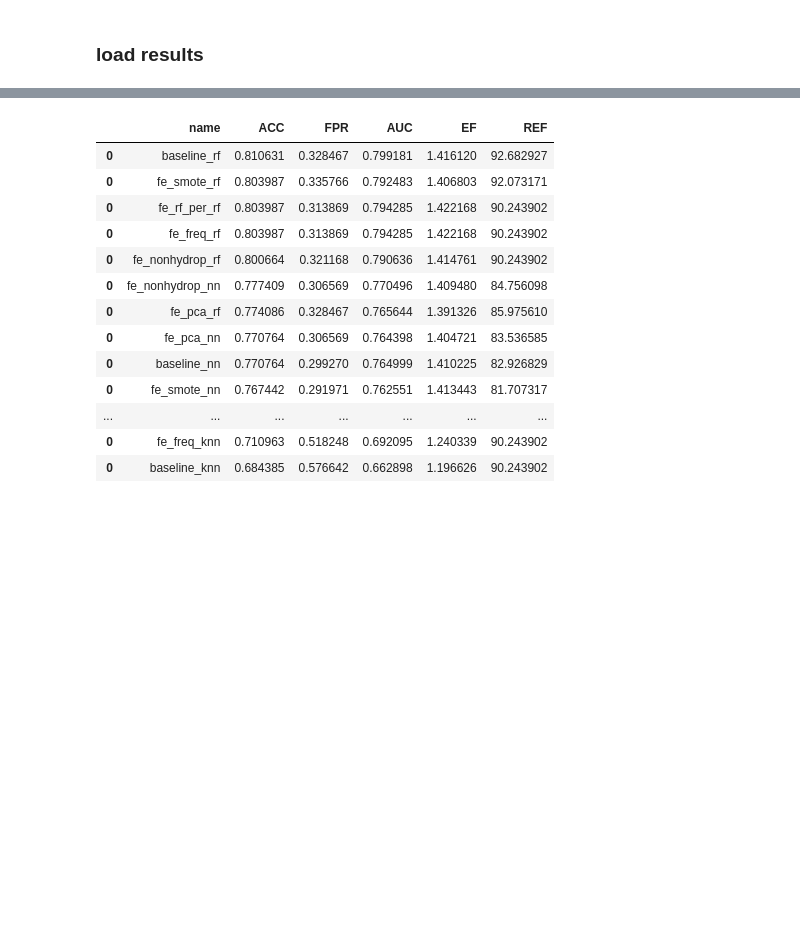
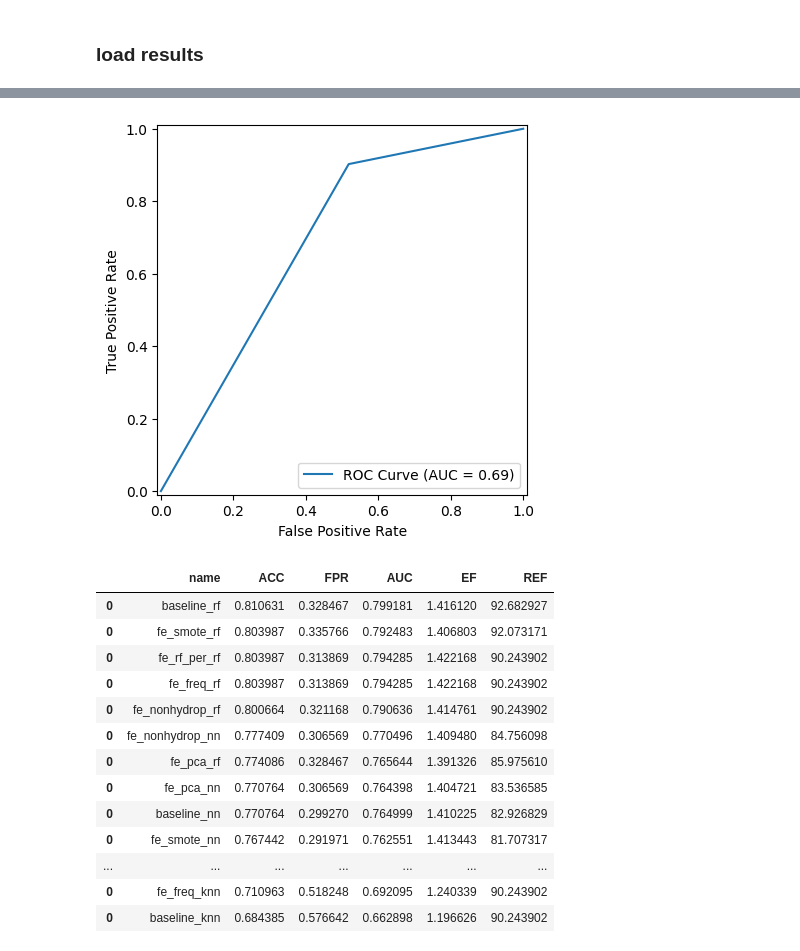
Before and after one commit to michabirklbauer/activity_prediction, a Jupyter notebook: implementation/notebooks/evaluation/ache_eval.ipynb, the cells around one changed output, grey strips where cells are left out. Cells and saved outputs as stored; diff of their text form; code cells hidden in the pictures; blank space fills up the shorter version.

```diff
--- a/implementation/notebooks/evaluation/ache_eval.ipynb
+++ b/implementation/notebooks/evaluation/ache_eval.ipynb
@@ -90,3 +111,7 @@ res = {
+# %%
+print_roc_curve(res["fe_freq_knn"])
+# %% [output]
+[figure, added]
 # %%
 
 r = pd.DataFrame()
```
Also changed, not shown: parts of 4 cells of this notebook, 34 other files.
